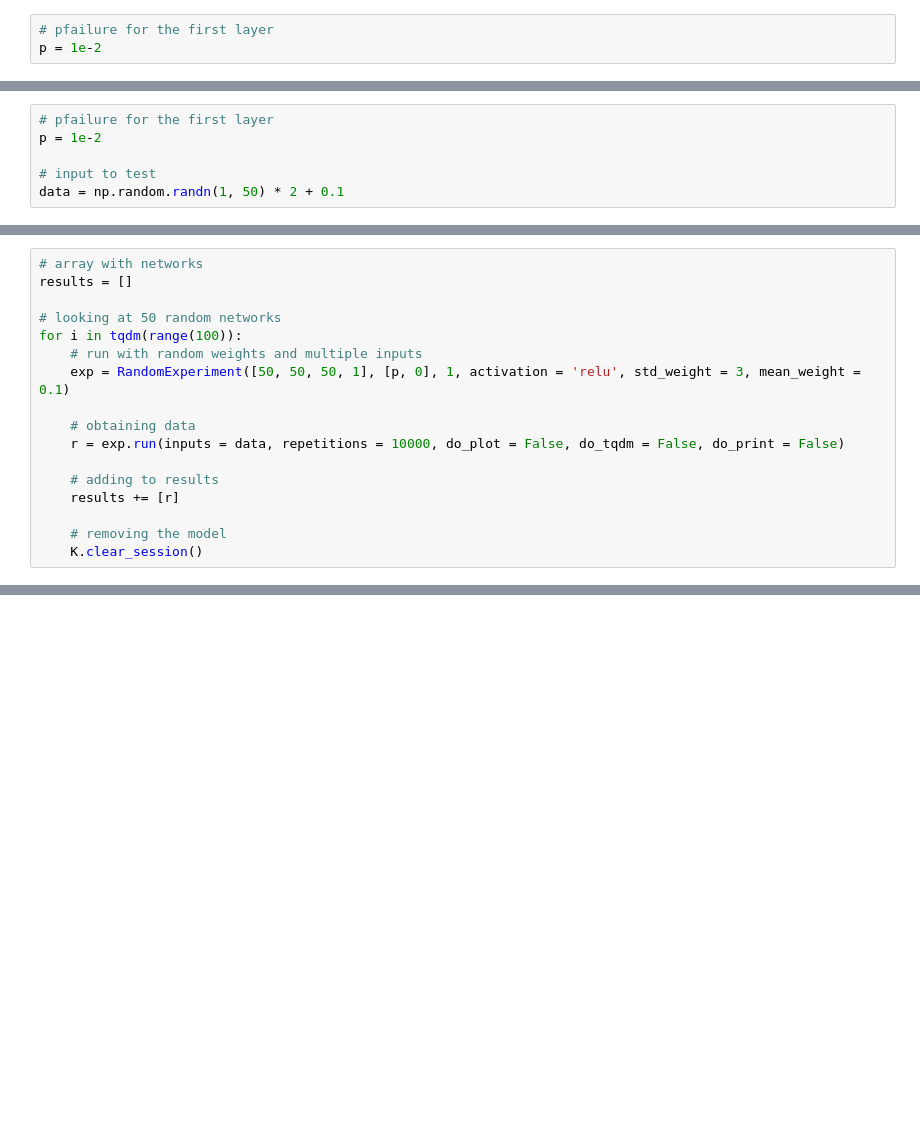
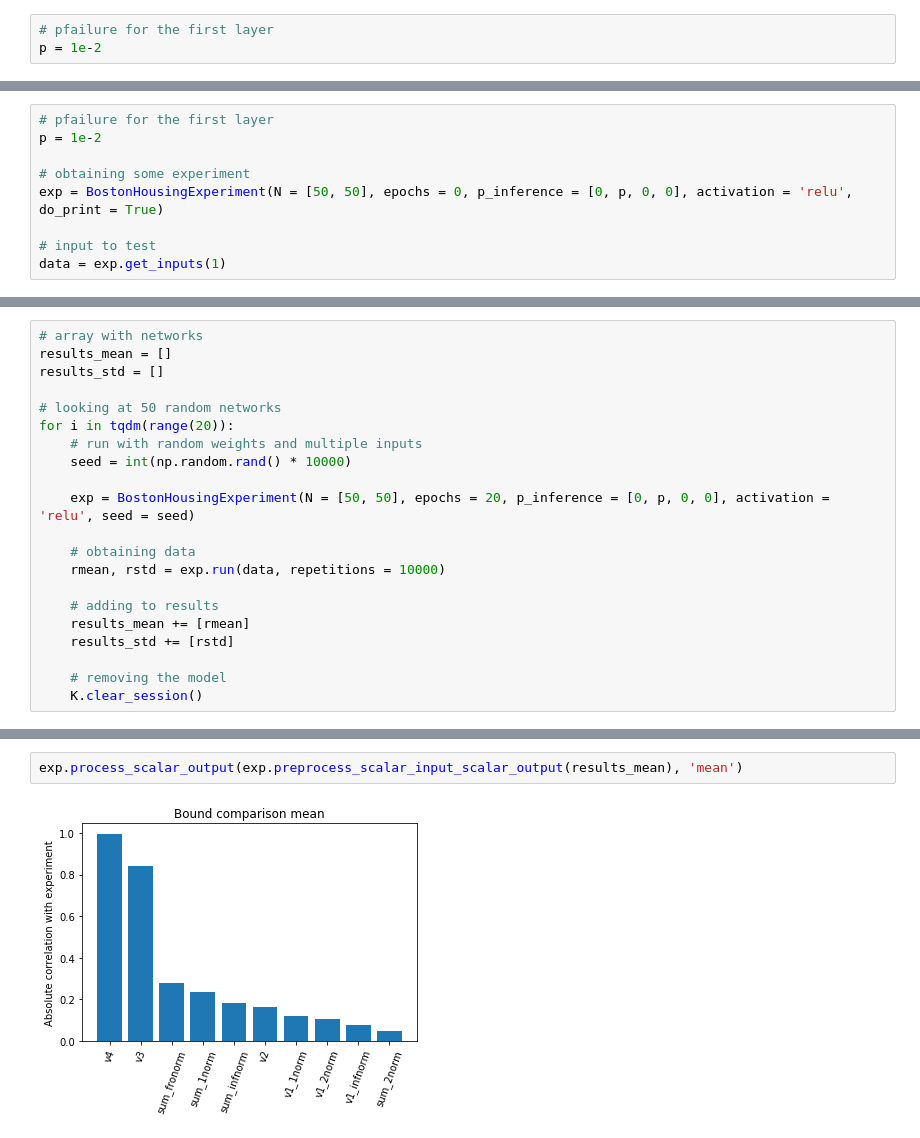
Before and after one commit to LPD-EPFL/nn-fault-tolerance, a Jupyter notebook: ErrorComparisonSimpleDataset.ipynb, the cells around one changed output, grey strips where cells are left out. Saved outputs shown, nothing was run; the diff lists cells and outputs as text; blank space fills up the shorter version.

```diff
--- a/ErrorComparisonSimpleDataset.ipynb
+++ b/ErrorComparisonSimpleDataset.ipynb
@@ -172,5 +87,8 @@ See that there's correlation of approximately 0.999... between theory (v3.exact
 # pfailure for the first layer
 p = 1e-2
 
+# obtaining some experiment
+exp = BostonHousingExperiment(N = [50, 50], epochs = 0, p_inference = [0, p, 0, 0], activation = 'relu', do_print = True)
+
 # input to test
-data = np.random.randn(1, 50) * 2 + 0.1
+data = exp.get_inputs(1)
@@ -177,17 +113,21 @@ data = np.random.randn(1, 50) * 2 + 0.1
 # %%
 # array with networks
-results = []
+results_mean = []
+results_std = []
 
 # looking at 50 random networks
-for i in tqdm(range(100)):
+for i in tqdm(range(20)):
     # run with random weights and multiple inputs
-    exp = RandomExperiment([50, 50, 50, 1], [p, 0], 1, activation = 'relu', std_weight = 3, mean_weight = 0.1)
+    seed = int(np.random.rand() * 10000)
+
+    exp = BostonHousingExperiment(N = [50, 50], epochs = 20, p_inference = [0, p, 0, 0], activation = 'relu', seed = seed)
 
     # obtaining data
-    r = exp.run(inputs = data, repetitions = 10000, do_plot = False, do_tqdm = False, do_print = False)
+    rmean, rstd = exp.run(data, repetitions = 10000)
 
     # adding to results
-    results += [r]
+    results_mean += [rmean]
+    results_std += [rstd]
 
     # removing the model
     K.clear_session()
@@ -320,0 +134,4 @@ Std bound
+# %%
+exp.process_scalar_output(exp.preprocess_scalar_input_scalar_output(results_mean), 'mean')
+# %% [output]
+[figure, added]
```
Also changed, not shown: parts of 21 cells of this notebook, 3 other files.
